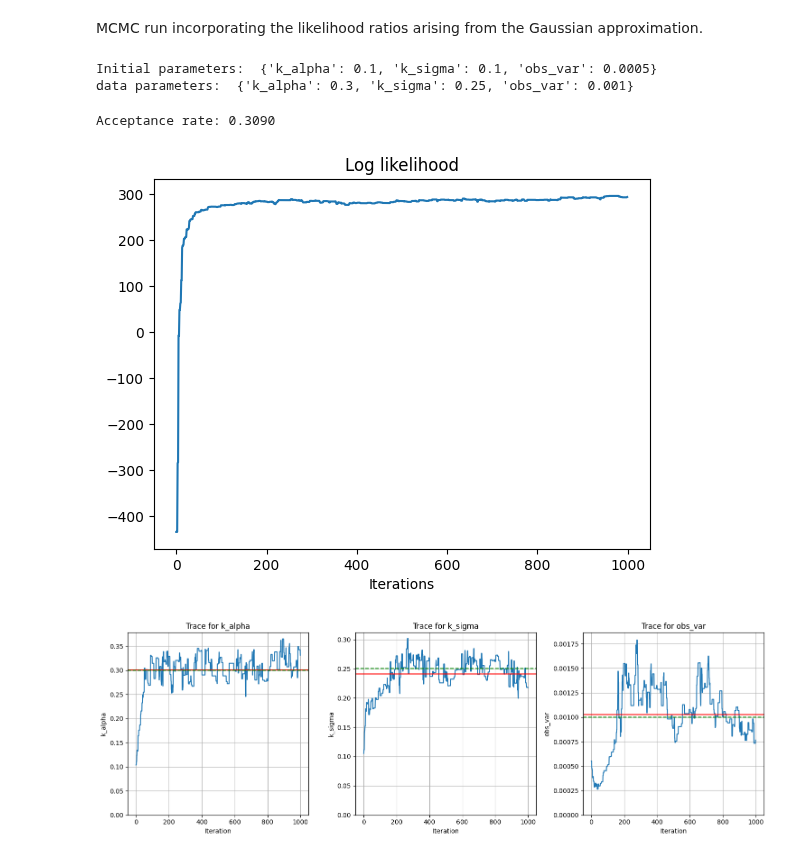
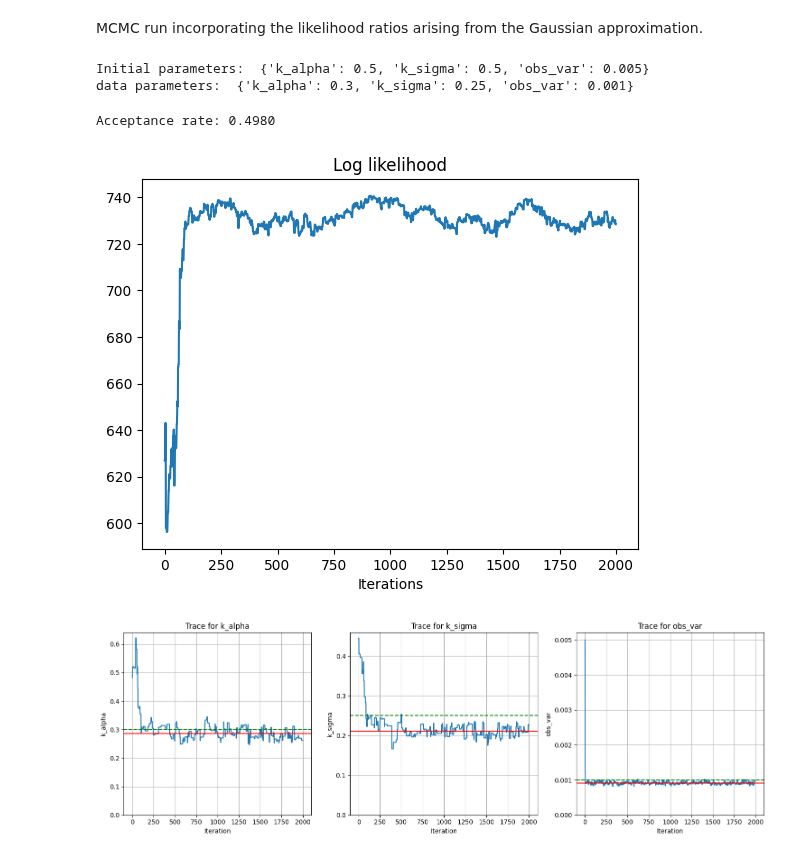
Before and after one commit to ComputationalEvolutionaryMorphometry/hyperiax, a Jupyter notebook: examples/mcmc_Gaussian_BFFG_shapes_SDEs.ipynb, the cells around one changed output. Drawn from its saved outputs; the diff is of its cells as text; code cells hidden in the pictures.

```diff
--- a/examples/mcmc_Gaussian_BFFG_shapes_SDEs.ipynb
+++ b/examples/mcmc_Gaussian_BFFG_shapes_SDEs.ipynb
@@ -41,7 +41,7 @@ seed:  216298397259
 # Shape related setup
 # %%
 # define shape and plot
-d = 2; n = 16 # d = dimension of embedding space (usually 2), n = number of landmarkds
+d = 2; n = 32 # d = dimension of embedding space (usually 2), n = number of landmarkds
 phis = jnp.linspace(0,2*jnp.pi,n,endpoint=False) # circular shape
 root = jnp.vstack((jnp.cos(phis),jnp.sin(phis))).T.flatten()
 
@@ -54,7 +54,7 @@ plot_shape(root)
 # %% [markdown]
 # SDE setup
 # %%
-n_steps = 1000 # number of time steps in the discretization
+n_steps = 500 # number of time steps in the discretization
 
  # drift
 def b(t,x,params): return jnp.zeros(n*d)
@@ -250,36 +250,40 @@ observation noise:
 MCMC run incorporating the likelihood ratios arising from the Gaussian approximation.
 # %%
 log_likelihood = get_log_likelihood(tree,down_conditional,up,init_up)
-log_posterior = get_log_posterior(log_likelihood)
-proposal = get_proposal(tree)
+obs_var_sample_conditional = True
+log_posterior = get_log_posterior(log_likelihood,skip_obs_var=obs_var_sample_conditional)
+proposal = get_proposal(tree,obs_var_sample_conditional=obs_var_sample_conditional)
 
 # tree values and parameters
 init_params = ParameterStore({
-    'k_alpha': VarianceParameter(.1,alpha=2.,beta=.5), # kernel amplitude, governs global tree variance
-    'k_sigma': VarianceParameter(.1), # kernel width, for Gaussian kernels this is proportional to the variance
-    'obs_var': VarianceParameter(.5*1e-3,min=1e-4,max=.1,prior='uniform') # observation noise variance
+    'k_alpha': VarianceParameter(.5,alpha=2.,beta=.5), # kernel amplitude, governs global tree variance
+    'k_sigma': VarianceParameter(.5), # kernel width, for Gaussian kernels this is proportional to the variance
+    #'obs_var': VarianceParameter(.5*1e-3,min=1e-4,max=.1,prior='uniform'), # observation noise variance
+    'obs_var': VarianceParameter(5*1e-3,alpha=2,beta=.005,min=1e-4,keep_constant=False), # observation noise variance
     })
 print("Initial parameters: ",init_params.values())
 print("data parameters: ",params.values())
 
 # initial state
 init_state = (init_params,(jnp.zeros_like(tree.data['noise']),tree.data['v_T']))
 
 # Run Metropolis-Hastings
 subkey, key = split(key)
-log_likelihoods, samples = metropolis_hastings(log_posterior, proposal, leaf_values, init_state, 1000, burn_in=000, rng_key=key, savef=lambda state: state[0])
+log_likelihoods, samples = metropolis_hastings(log_posterior, proposal, leaf_values, init_state, 2000, burn_in=000, rng_key=key, savef=lambda state: state[0])
 
 # plot
+burnin = 500
 plt.plot(log_likelihoods)
 plt.xlabel("Iterations")
 plt.title('Log likelihood')
-trace_plots(samples,params.values())
+trace_plots(samples,params.values(),burnin=burnin)
+None
 # %% [output]
-Initial parameters:  {'k_alpha': 0.1, 'k_sigma': 0.1, 'obs_var': 0.0005}
+Initial parameters:  {'k_alpha': 0.5, 'k_sigma': 0.5, 'obs_var': 0.005}
 data parameters:  {'k_alpha': 0.3, 'k_sigma': 0.25, 'obs_var': 0.001}
-Acceptance rate: 0.3090
+Acceptance rate: 0.4980
-[figure, old version]
+[figure, new version]
-[figure, old version]
+[figure, new version]
 # %%
 ## plot v_0, v_T by level from leaves up (excluding root)
 #for level_num, level in enumerate(tree.levels[1:]):  # Skip root level
```
Also changed, not shown: parts of 7 cells of this notebook, 5 other files.
